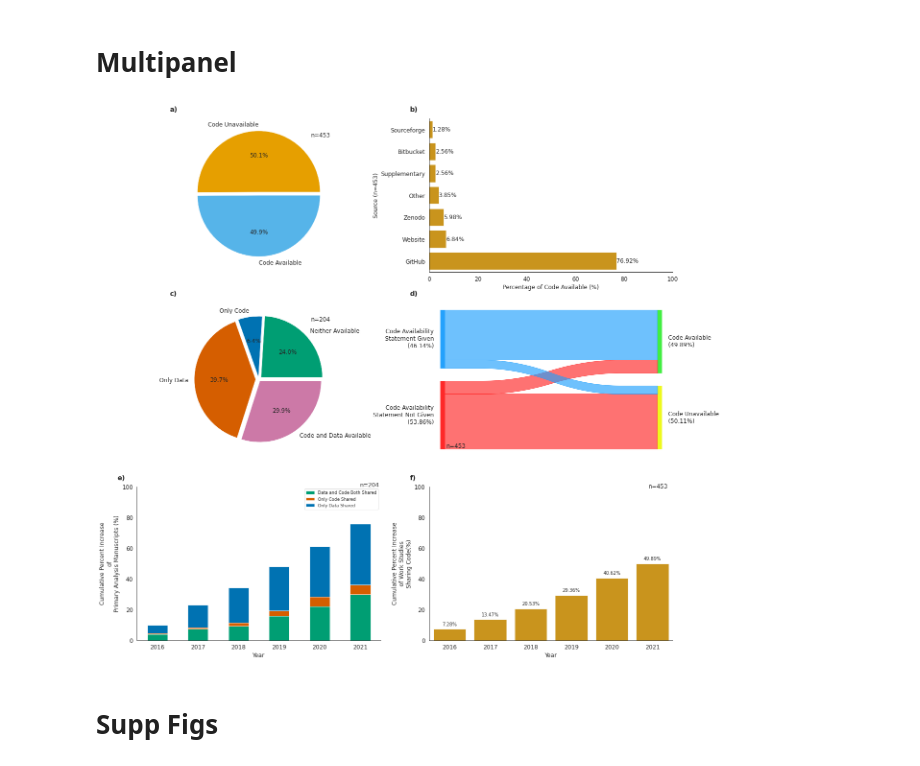
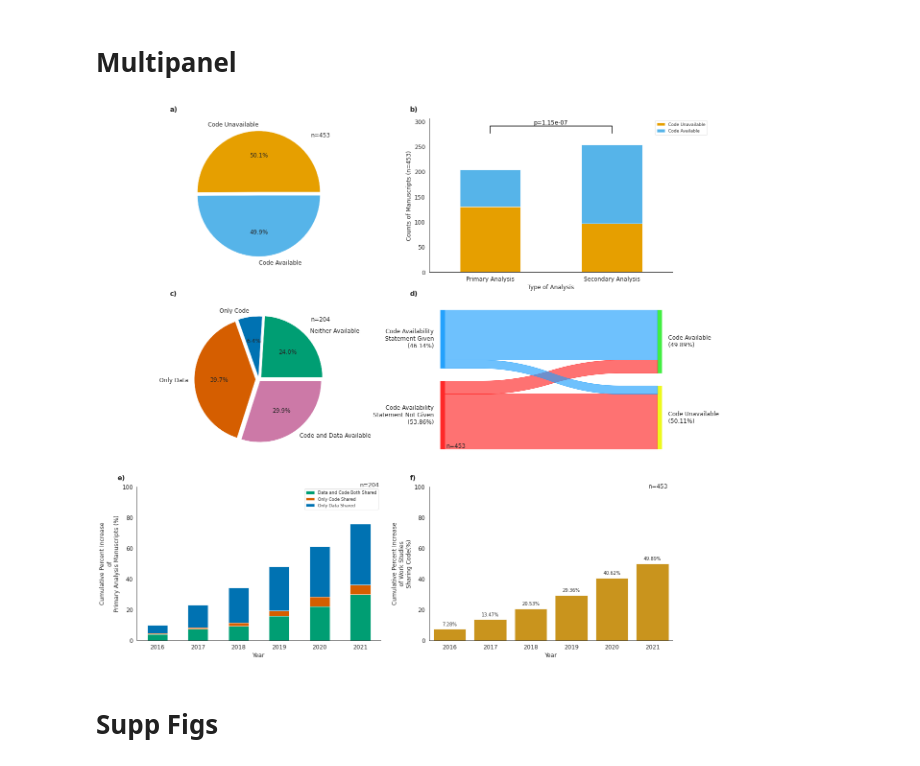
Before and after one commit to Mangul-Lab-USC/code-availability, a Jupyter notebook: notebooks/Figures.ipynb, the cells around one changed output. Saved outputs shown, nothing was run; the diff lists cells and outputs as text; code cells hidden in the pictures.

Commit message:
updated figures

```diff
--- a/notebooks/Figures.ipynb
+++ b/notebooks/Figures.ipynb
@@ -396,20 +244,0 @@ plt.show()
-# %%
-import pandas as pd
-#import seaborn as sns
-import matplotlib.pyplot as plt
-
-# create DataFrame
-df = pd.DataFrame({'Data and code both shared': [3.92,7.35,9.31,15.69,22.06,29.90],
-                   'Only data shared': [5.39,14.71,23.04,28.92,32.84,39.71],
-                  'Only code shared': [0.49,0.98,1.96,3.43,6.37,6.37]},
-                  index=['2016','2017','2018','2019','2020','2021'])
-
-plt.rcParams["font.size"] = 14
-# create stacked bar chart for monthly temperatures
-df.plot(kind='bar', stacked=True, color=['#009E73','#D55E00','#0072B2'])
-plt.ylim([0, 100])
-# labels for x & y axis
-plt.xlabel("Years")
-plt.ylabel("Primary analysis manuscript  (%)")
-
-# title of plot
@@ -632,53 +380,32 @@ ax[0,0].pie(df['Code availability (Yes/No)'].value_counts(), explode=explode, la
 ax[0,0].text(0.85, 0.95, "n=" + str(df['Code availability (Yes/No)'].value_counts().sum()), fontsize=12)
 
 # fig 1b
-#replace upon request with no in the Data availability column of the data
-df_modified = df.copy()
-df_modified.loc[df_modified['If Code availability = yes, where do they share code (supplementary/ GitHub/ other)'] == 'Downloadable File', 'If Code availability = yes, where do they share code (supplementary/ GitHub/ other)'] = 'Other'
-df_modified.loc[df_modified['If Code availability = yes, where do they share code (supplementary/ GitHub/ other)'] == 'GitLab', 'If Code availability = yes, where do they share code (supplementary/ GitHub/ other)'] = 'Other'
-df_modified.loc[df_modified['If Code availability = yes, where do they share code (supplementary/ GitHub/ other)'] == 'CRAN', 'If Code availability = yes, where do they share code (supplementary/ GitHub/ other)'] = 'Other'
-df_modified.loc[df_modified['If Code availability = yes, where do they share code (supplementary/ GitHub/ other)'] == 'Bioconductor', 'If Code availability = yes, where do they share code (supplementary/ GitHub/ other)'] = 'Other'
-df_modified.loc[df_modified['If Code availability = yes, where do they share code (supplementary/ GitHub/ other)'] == '10xGenomics', 'If Code availability = yes, where do they share code (supplementary/ GitHub/ other)'] = 'Other'
+df_temp=pd.DataFrame({'Counts': df.groupby(['Secondary analysis','Code availability (Yes/No)']).size()}).reset_index()
+df_temp.loc[df_temp['Secondary analysis'] == 'hybrid', 'Secondary analysis'] = 'Hybrid'
+df_temp['Analysis']='Unknown'
+df_temp.loc[df_temp['Secondary analysis'] == 'yes', 'Analysis'] = 'Secondary Analysis'
+df_temp.loc[df_temp['Secondary analysis'] == 'Hybrid', 'Analysis'] = 'Both'
+df_temp.loc[df_temp['Secondary analysis'] == 'no', 'Analysis'] = 'Primary Analysis'
+df_temp = df_temp.drop('Secondary analysis', axis=1)
+#dealing with both value for Analysis column
+df_temp.loc[(df_temp['Code availability (Yes/No)'] == 'yes') & (df_temp['Analysis'] == 'Primary Analysis'),'Counts'] += int(df_temp.loc[(df_temp['Code availability (Yes/No)'] == 'yes') & (df_temp['Analysis'] == 'Both'),'Counts'])
+df_temp.loc[(df_temp['Code availability (Yes/No)'] == 'yes') & (df_temp['Analysis'] == 'Secondary Analysis'),'Counts'] += int(df_temp.loc[(df_temp['Code availability (Yes/No)'] == 'yes') & (df_temp['Analysis'] == 'Both'),'Counts'])
+df_temp = df_temp.drop(df_temp.loc[df_temp['Analysis']=='Both'].index[0])
+y, h, col = df_temp['Counts'].max() + 120, 15, 'k'
+df_temp=df_temp.pivot(index='Analysis',columns='Code availability (Yes/No)',values='Counts')
+df_temp=df_temp.rename(columns={"no":"Code Unavailable","yes":"Code Available"})
+chi2, p, dof, expected = chi2_contingency(df_temp)
+colors = ['#0072B2','#D55E00']
+df_temp.plot(kind='bar', stacked=True, color=['#E69F00', '#56B4E9'], ax=ax[0,1], rot=0)
+ax[0,1].legend(['Code Unavailable', 'Code Available'],loc='upper right', bbox_to_anchor=(1.15, 1))
+ax[0,1].set_xlabel("Type of Analysis",fontsize=12)
+ax[0,1].set_ylabel("Counts of Manuscripts (n=453)",fontsize=12)
+ax[0,1].tick_params(axis='both', labelsize=12)
 
-#create dataframe of counts
-df_temp=pd.DataFrame({'Counts': df_modified['If Code availability = yes, where do they share code (supplementary/ GitHub/ other)'].value_counts()}).reset_index()
-#rename columns
-df_temp=df_temp.rename(columns={"index":"Source"})
-#adding Github,Zenodo to Github and Zenodo Counts
-df_temp.loc[df_temp['Source']=='GitHub','Counts'] += int(df_temp.loc[df_temp['Source']=='GitHub, Zenodo','Counts'])
-df_temp.loc[df_temp['Source']=='Zenodo','Counts'] += int(df_temp.loc[df_temp['Source']=='GitHub, Zenodo','Counts'])
-df_temp = df_temp.drop(df_temp.loc[df_temp['Source']=='GitHub, Zenodo'].index[0])
-
-#adding Github,Supplementary to Github and Supplementary Counts
-df_temp.loc[df_temp['Source']=='GitHub','Counts'] += int(df_temp.loc[df_temp['Source']=='GitHub, Supplementary','Counts'])
-df_temp.loc[df_temp['Source']=='Supplementary','Counts'] += int(df_temp.loc[df_temp['Source']=='GitHub, Supplementary','Counts'])
-df_temp = df_temp.drop(df_temp.loc[df_temp['Source']=='GitHub, Supplementary'].index[0])
-
-#adding Website,Github to Github and Website Counts
-df_temp.loc[df_temp['Source']=='GitHub','Counts'] += int(df_temp.loc[df_temp['Source']=='Website, Github','Counts'])
-df_temp.loc[df_temp['Source']=='Website','Counts'] += int(df_temp.loc[df_temp['Source']=='Website, Github','Counts'])
-df_temp = df_temp.drop(df_temp.loc[df_temp['Source']=='Website, Github'].index[0])
-
-#drop NA row
-df_temp = df_temp.drop(df_temp.loc[df_temp['Source']=='NA'].index[0])
-
-#add percentage column
-df_temp['Percentage'] = (df_temp['Counts']/df_temp['Counts'].sum()) * 100
-df_temp['Percentage']=df_temp['Percentage'].round(2)
-#sort data by percentage
-df_temp=df_temp.sort_values('Percentage', ascending=True)
-df_temp=df_temp.reset_index()
-df_temp=df_temp.drop('index', axis=1)
-colors = ["#E69F00"]
-sns.barplot(ax=ax[0,1],data=df_temp, x='Percentage',y='Source',palette=colors)
-ax[0, 1].set_xlim(0,100)
-for index, row in df_temp.iterrows():
-    ax[0,1].annotate(f'{row["Percentage"]}%', xy=(row['Percentage'],index),ha='left', va='center')
-#ax[0,1].text(65.85, 4.95, "n=" + str(df_temp['Counts'].sum()), fontsize=12)
-ax[0, 1].tick_params(axis='both', labelsize=12)
-ax[0, 1].set_xlabel('Percentage of Code Available (%)', fontsize=12)
-ax[0, 1].set_ylabel('Source (n=453)', fontsize=12)
-
+# statistical annotation
+x1, x2 = 0, 1   # columns 'Sat' and 'Sun' (first column: 0, see plt.xticks())
+ax[0,1].plot([x1, x1, x2, x2], [y, y+h, y+h, y], lw=1.5, c=col)
+ax[0,1].text((x1+x2)*.5, y+h, "p="+ str(p.round(9)), ha='center', va='bottom', color=col, fontsize=12)
 
 #fig 1c
 #replace upon request with no in the Data availability column of the data
@@ -733,7 +460,7 @@ sankey(
     fontsize=12,colorDict=color_dict, ax=ax[1,1]
 )
 ax[1,1].text(0.23, 4, "n=" + str(df_temp['Counts'].sum()), fontsize=12)
-ax[0, 1].tick_params(axis='both', labelsize=12)
+ax[1,1].tick_params(axis='both', labelsize=12)
 
 #Fig 1e
 #replace upon request with no in the Data availability column of the data
@@ -795,34 +522,34 @@ df_temp['Cumulative Percent Increase']=df_temp['Cumulative Percent Increase'].ro
 df_temp=df_temp.reset_index()
 df_temp=df_temp.drop('index', axis=1)
 colors = ['#E69F00']
 sns.barplot(ax=ax[2,1],data=df_temp, x='PMC_Year', y='Cumulative Percent Increase',palette=colors)
 
 for index, row in df_temp.iterrows():
     ax[2,1].annotate(f'{row["Cumulative Percent Increase"]:.2f}%', xy=(index, row['Cumulative Percent Increase']),
                  xytext=(0, 5), textcoords='offset points', ha='center', va='bottom')
 plt.ylim([0, 100])
 ax[2,1].text(4.9, 99, "n=453", fontsize=12)
 ax[2,1].tick_params(axis='both', labelsize=12)
 ax[2,1].set_xlabel('Year', fontsize=12)
 ax[2,1].set_ylabel('Cumulative Percent Increase\nof Work Studies\nSharing Code(%)', fontsize=12)
 
 
 
 # Add labels to each subplot
 labels = ['a)', 'b)', 'c)', 'd)', 'e)','f)']
 
 for i, axes in enumerate(ax.flatten()):
     axes.text(-0.08, 1.08, labels[i], transform=axes.transAxes, fontsize=14, fontweight='bold', va='top')
 
 
 
 
 
 #sns.despine()
 plt.show()
 fig.savefig('../Figures/fig1.png', format='png', dpi=300)
 # %% [output]
-[figure, old version]
+[figure, new version]
 # %% [markdown]
 # Supp Figs
 # %% [markdown]
```
Also changed, not shown: parts of 61 cells of this notebook, 10 other files.
